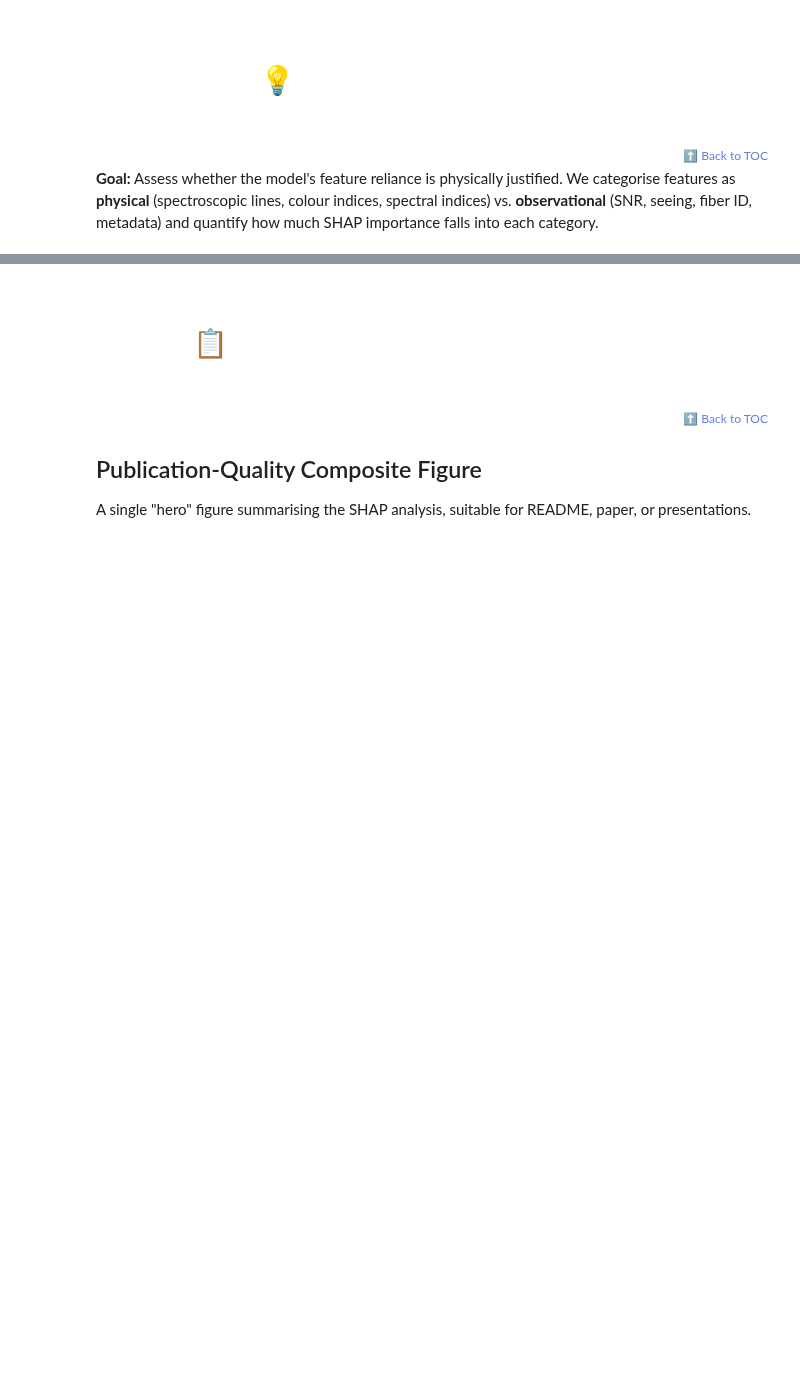
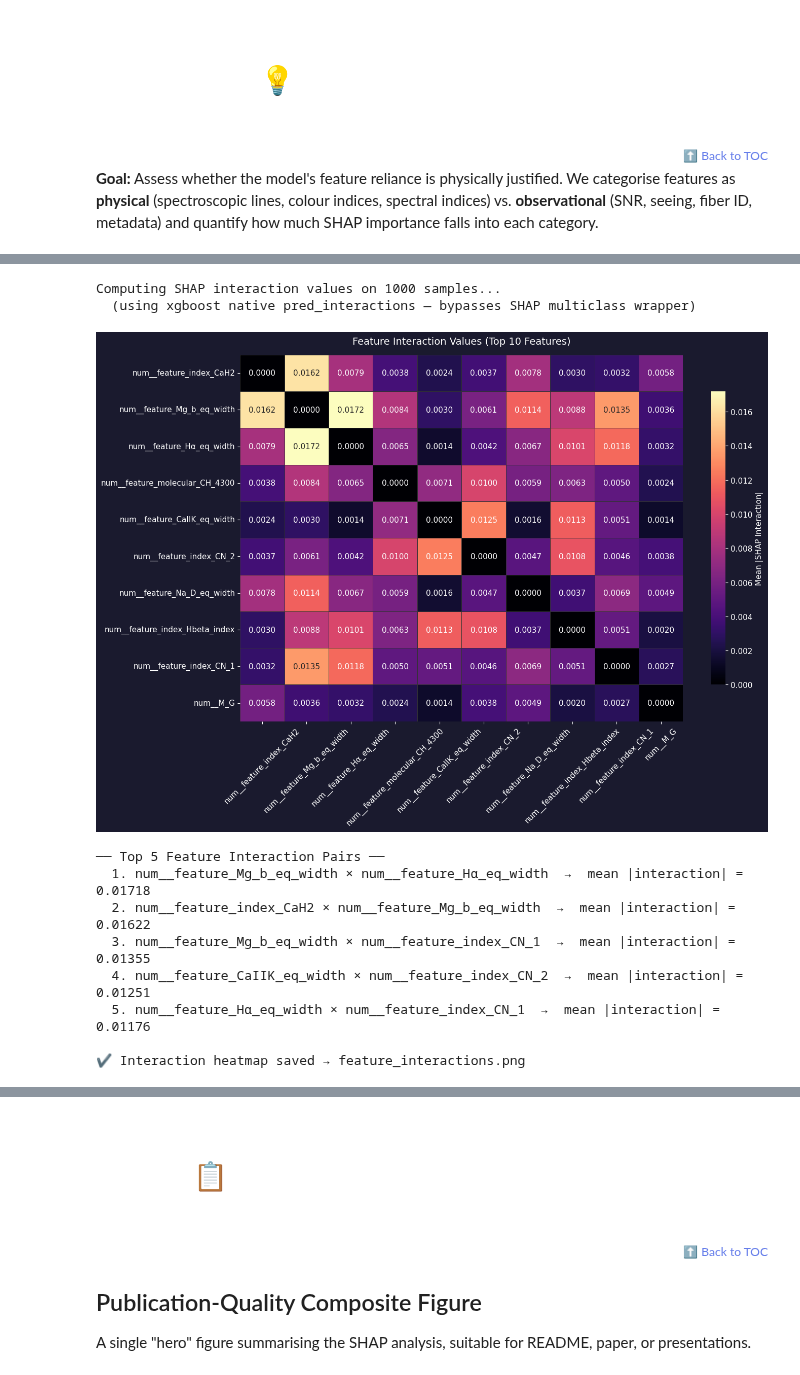
Before and after one commit to PhD-Brown/AstroSpectro, a Jupyter notebook: notebooks/04_shap_interpretability.ipynb, the cells around one changed output, grey strips where cells are left out. Saved outputs shown, nothing was run; the diff lists cells and outputs as text; code cells hidden in the pictures; blank space fills up the shorter version.

```diff
--- a/notebooks/04_shap_interpretability.ipynb
+++ b/notebooks/04_shap_interpretability.ipynb
@@ -1235,44 +1481,48 @@ print(f"\n  Discovery DataFrame: {len(df_discoveries)} features classified.")
 # %%
 # ──────────────────────────────────────────────
-# 5d. Feature interaction values (SHAP interaction matrix)
+# 5d. Feature interaction values (XGBoost native pred_interactions)
 # ──────────────────────────────────────────────
+# NOTE: shap_interaction_values() is incompatible with CalibratedClassifierCV+XGBoost2.x
+# We use xgboost's native pred_interactions=True instead — identical math, fully robust.
 
-# Subsample for interaction computation (expensive: O(n * d^2))
+import xgboost as xgb
+
 INTERACTION_SAMPLES = min(1000, len(X_shap))
 rng_int = np.random.RandomState(42)
 int_idx = rng_int.choice(len(X_shap), INTERACTION_SAMPLES, replace=False)
 X_int = X_shap.iloc[int_idx] if hasattr(X_shap, "iloc") else X_shap[int_idx]
 
 print(f"Computing SHAP interaction values on {INTERACTION_SAMPLES} samples...")
-print("  (this may take a few minutes for large feature sets)")
+print("  (using xgboost native pred_interactions — bypasses SHAP multiclass wrapper)")
 
 try:
-    shap_interaction = explainer.shap_interaction_values(X_int)
+    booster = estimator.get_booster() if hasattr(estimator, "get_booster") else estimator
+    dmat = xgb.DMatrix(X_int.values)
 
-    # For multiclass, average across classes
-    if isinstance(shap_interaction, list):
-        # Stack all classes and take mean of absolute values
-        interaction_3d = np.mean([np.abs(sv) for sv in shap_interaction], axis=0)
-    else:
-        interaction_3d = np.abs(shap_interaction)
+    # pred_interactions returns (n_samples * n_classes, n_feat+1, n_feat+1)
+    # The +1 is the bias term — we strip it
+    raw = booster.predict(dmat, pred_interactions=True)
 
-    # Average across samples → (n_features, n_features)
+    n_samples = len(X_int)
+    n_feats   = X_int.shape[1]
+    n_cls     = len(class_labels)
+
+    # Reshape to (n_samples, n_classes, n_feat+1, n_feat+1) then strip bias
+    raw = raw.reshape(n_samples, n_cls, n_feats + 1, n_feats + 1)
+    # Average |interaction| across classes → (n_samples, n_feat, n_feat)
+    interaction_3d = np.mean([np.abs(raw[:, c, :n_feats, :n_feats]) for c in range(n_cls)], axis=0)
+
+    # Average across samples → (n_feat, n_feat)
     interaction_matrix = interaction_3d.mean(axis=0)
-
-    # Zero out diagonal (self-interactions are just main effects)
     np.fill_diagonal(interaction_matrix, 0)
 
-    # Top 10 features by main-effect SHAP for the heatmap
-    top10_idx = np.argsort(df_importance.head(10)["feature"].apply(
-        lambda f: list(feature_names).index(f) if f in feature_names else -1
-    ).values)
+    # Top 10 features for the heatmap
     top10_feat_idx = [
         list(feature_names).index(f)
         for f in df_importance.head(10)["feature"]
         if f in feature_names
     ]
-
-    int_sub = interaction_matrix[np.ix_(top10_feat_idx, top10_feat_idx)]
+    int_sub    = interaction_matrix[np.ix_(top10_feat_idx, top10_feat_idx)]
     int_labels = [clean_feat(feature_names[i]) for i in top10_feat_idx]
 
     # ── Heatmap ──
@@ -1283,38 +1533,47 @@ try:
         linewidths=0.5, linecolor="#333",
         xticklabels=int_labels,
         yticklabels=int_labels,
         ax=ax,
         cbar_kws={"label": "Mean |SHAP Interaction|", "shrink": 0.8},
     )
-    ax.set_title(
-        "Feature Interaction Values (Top 10 Features)",
-        fontsize=14, pad=15,
-    )
+    ax.set_title("Feature Interaction Values (Top 10 Features)", fontsize=14, pad=15)
     ax.tick_params(axis="x", rotation=45)
     fig.tight_layout()
     fig.savefig(FIG_DIR / "feature_interactions.png", dpi=150, bbox_inches="tight")
     plt.show()
 
     # ── Top 5 interaction pairs ──
     n_feat = len(top10_feat_idx)
     pairs = []
     for i in range(n_feat):
         for j in range(i + 1, n_feat):
             pairs.append((int_labels[i], int_labels[j], int_sub[i, j]))
     pairs.sort(key=lambda x: x[2], reverse=True)
 
     print("\n── Top 5 Feature Interaction Pairs ──")
     for rank, (f1, f2, val) in enumerate(pairs[:5], 1):
         print(f"  {rank}. {f1} × {f2}  →  mean |interaction| = {val:.5f}")
 
     INTERACTION_COMPUTED = True
     print("\n✔ Interaction heatmap saved → feature_interactions.png")
 
 except Exception as e:
-    print(f"⚠ SHAP interaction values failed: {e}")
+    print(f"⚠ Interaction computation failed: {e}")
     print("  Falling back to correlation-based interaction proxy (already computed).")
     INTERACTION_COMPUTED = False
     interaction_matrix = None
+# %% [output]
+Computing SHAP interaction values on 1000 samples...
+  (using xgboost native pred_interactions — bypasses SHAP multiclass wrapper)
+[figure, added]
+── Top 5 Feature Interaction Pairs ──
+  1. num__feature_Mg_b_eq_width × num__feature_Hα_eq_width  →  mean |interaction| = 0.01718
+  2. num__feature_index_CaH2 × num__feature_Mg_b_eq_width  →  mean |interaction| = 0.01622
+  3. num__feature_Mg_b_eq_width × num__feature_index_CN_1  →  mean |interaction| = 0.01355
+  4. num__feature_CaIIK_eq_width × num__feature_index_CN_2  →  mean |interaction| = 0.01251
+  5. num__feature_Hα_eq_width × num__feature_index_CN_1  →  mean |interaction| = 0.01176
+
+✔ Interaction heatmap saved → feature_interactions.png
 # %%
 # ──────────────────────────────────────────────
 # 5e. Artifact vs. Physics verdict & discoveries export
```
Also changed, not shown: parts of 18 cells of this notebook, 21 other files.
